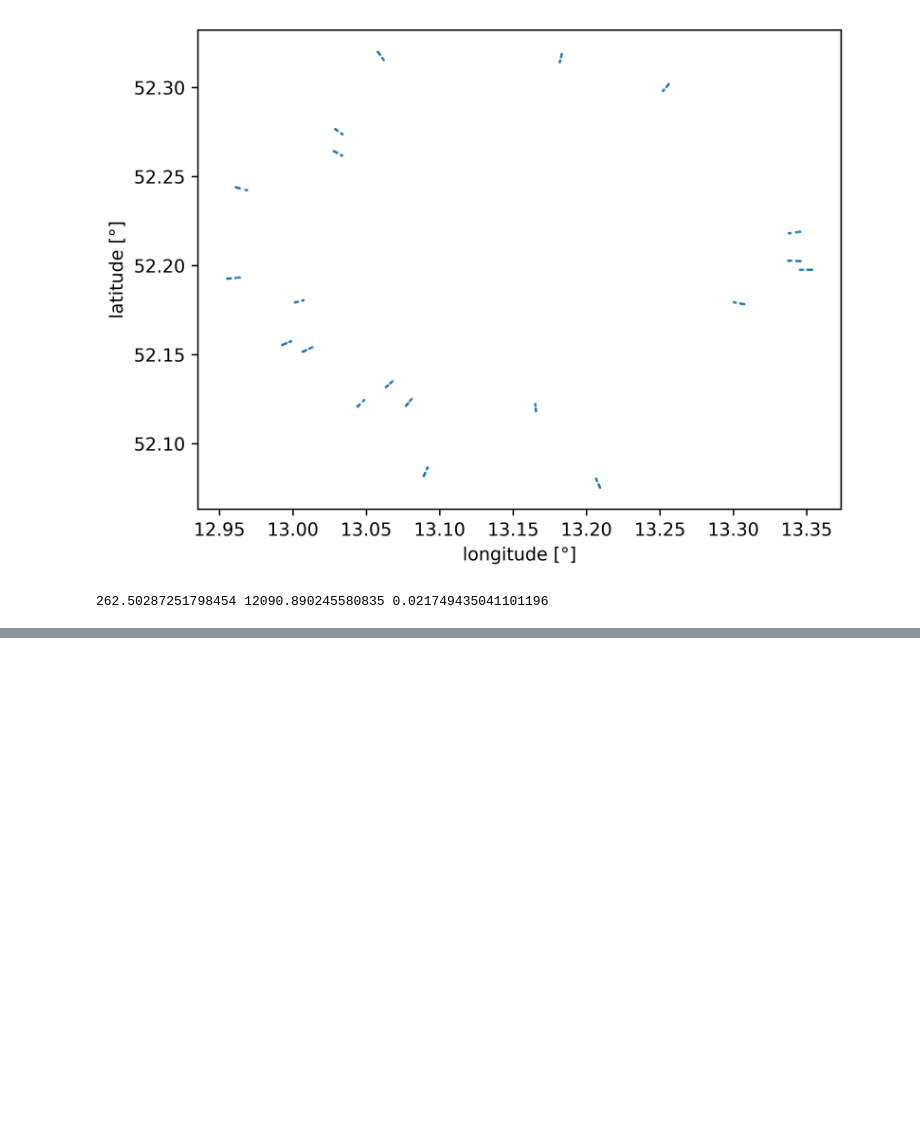
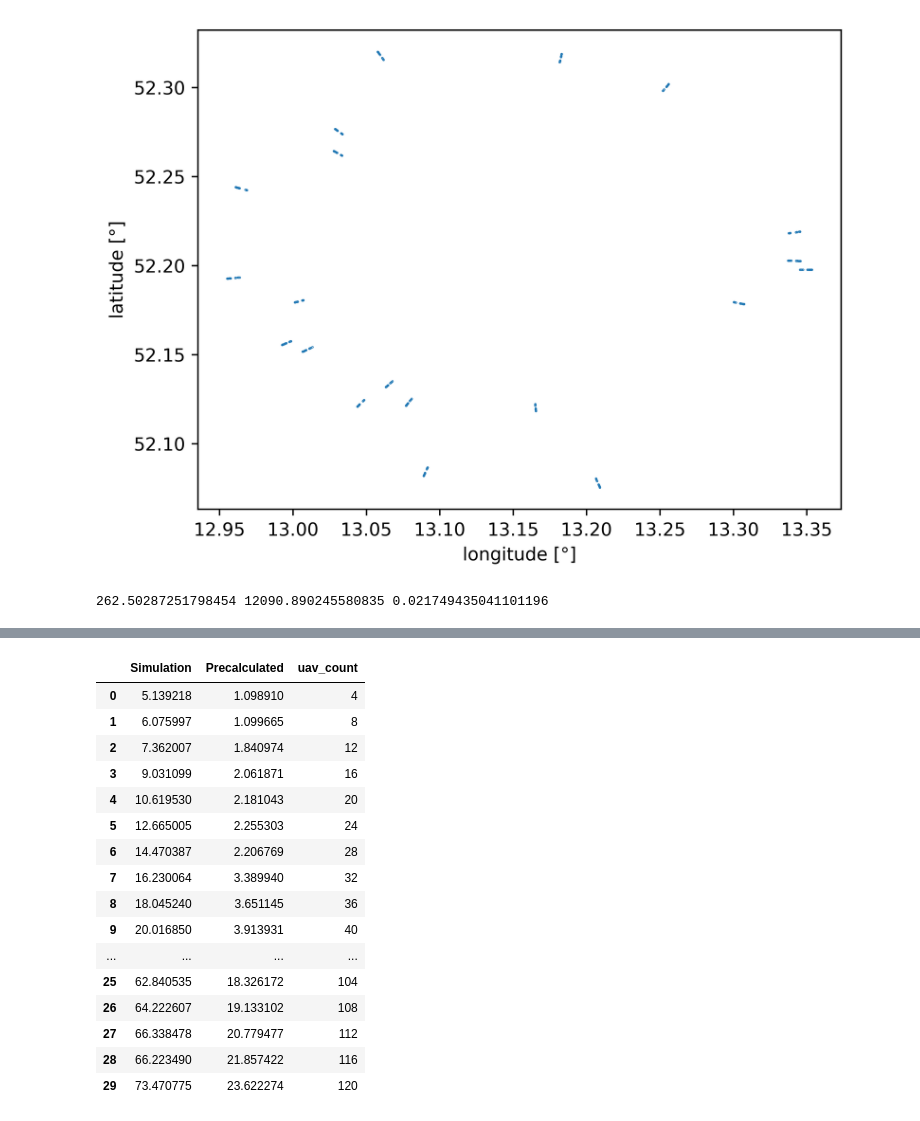
Before and after one commit to jan-be/skybed, a Jupyter notebook: evaluation/evaluation_graphs.ipynb, the cells around one changed output, grey strips where cells are left out. Drawn from its saved outputs; the diff is of its cells as text; code cells hidden in the pictures; blank space fills up the shorter version.

```diff
--- a/evaluation_graphs.ipynb
+++ b/evaluation/evaluation_graphs.ipynb
@@ -169,0 +191,24 @@ print(avg_std_pythagorean_meters, avg_dist_start_mean, avg_offset_relative)
+# %%
+df3 = pd.DataFrame()
+df3["Simulation"] = df["time"].iloc[:30]
+df3["Precalculated"] = df["time"].iloc[30:].reset_index(drop=True)
+df3["uav_count"] = range(4, 124, 4)
+df3
+# %% [output]
+|  | Simulation | Precalculated | uav_count |
+| 0 | 5.139218 | 1.098910 | 4 |
+| 1 | 6.075997 | 1.099665 | 8 |
+| 2 | 7.362007 | 1.840974 | 12 |
+| 3 | 9.031099 | 2.061871 | 16 |
+| 4 | 10.619530 | 2.181043 | 20 |
+| 5 | 12.665005 | 2.255303 | 24 |
+| 6 | 14.470387 | 2.206769 | 28 |
+| 7 | 16.230064 | 3.389940 | 32 |
+| 8 | 18.045240 | 3.651145 | 36 |
+| 9 | 20.016850 | 3.913931 | 40 |
+| ... | ... | ... | ... |
+| 25 | 62.840535 | 18.326172 | 104 |
+| 26 | 64.222607 | 19.133102 | 108 |
+| 27 | 66.338478 | 20.779477 | 112 |
+| 28 | 66.223490 | 21.857422 | 116 |
+| 29 | 73.470775 | 23.622274 | 120 |
```
Also changed, not shown: parts of 2 cells of this notebook, 5 other files.
